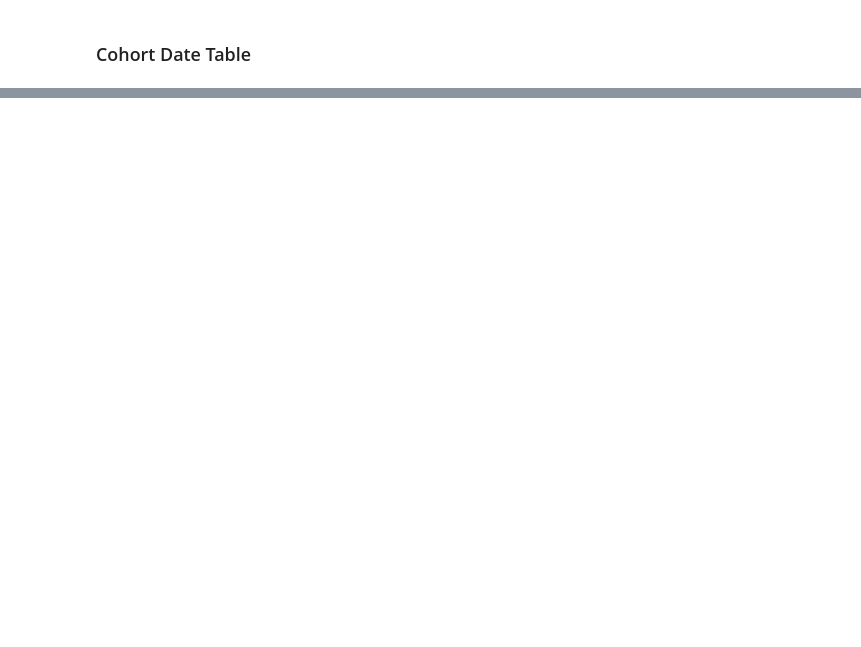
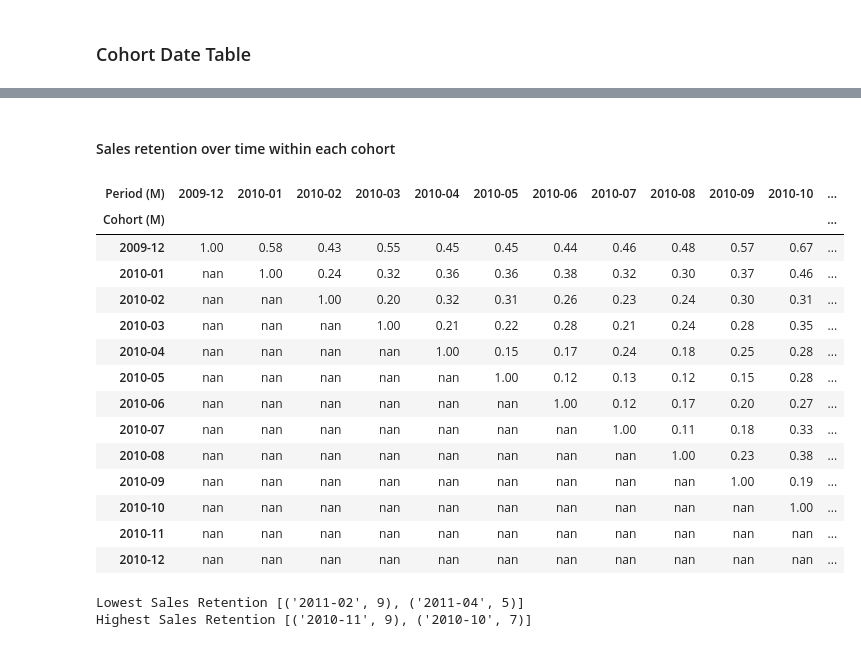
Before and after one commit to Agungvpzz/Customer-Cohort-Analysis, a Jupyter notebook: Cohort Analysis.ipynb, the cells around one changed output, grey strips where cells are left out. Saved outputs shown, nothing was run; the diff lists cells and outputs as text; code cells hidden in the pictures; blank space fills up the shorter version.

Commit message:
update cohort.py and jupyter notebook

```diff
--- a/Cohort Analysis.ipynb
+++ b/Cohort Analysis.ipynb
@@ -79,7 +74,7 @@ def get_uk_online_retail_2():
 
     # Drop cancellation invoice or quantity with <= 0
 #     df = df[~df['Invoice'].str.startswith('C')]
-    df = df[~df['Quantity'] <= 0]
+    df = df[df['Quantity'] >= 0]
 
     # Get Sales feature
     df['Sales'] = df['Price'] * df['Quantity']
@@ -90,3 +87,5 @@ df = get_uk_online_retail_2()
+# %%
+df = df[df['InvoiceDate'] < "2011-12"]
 # %% [markdown]
 ## Cohort Analysis
 # %%
@@ -133,0 +266,31 @@ MyCohortDate.get_pivot('Sales', period_date='Q')
+# %% [markdown]
+#### Sales retention over time within each cohort
+# %%
+cohort_table_sales = MyCohortDate.get_table('Sales', period_date='M', ratio=True)
+cohort_table_sales = cohort_table_sales.iloc[:-11]
+# %%
+cohort_table_sales.index = cohort_table_sales.index.map(lambda x: str(x))
+cohort_table_sales.columns = cohort_table_sales.columns.map(lambda x: str(x))
+# %%
+(
+    cohort_table_sales.style
+    .background_gradient(axis=1)
+    .map(lambda x: 'background-color: white; color: white;' if pd.isna(x) else None)
+    .format(precision=2)
+)
+# %% [output]
+| Period (M) | 2009-12 | 2010-01 | 2010-02 | 2010-03 | 2010-04 | 2010-05 | 2010-06 | 2010-07 | 2010-08 | 2010-09 | 2010-10 | ... |
+| Cohort (M) |  |  |  |  |  |  |  |  |  |  |  | ... |
+| 2009-12 | 1.00 | 0.58 | 0.43 | 0.55 | 0.45 | 0.45 | 0.44 | 0.46 | 0.48 | 0.57 | 0.67 | ... |
+| 2010-01 | nan | 1.00 | 0.24 | 0.32 | 0.36 | 0.36 | 0.38 | 0.32 | 0.30 | 0.37 | 0.46 | ... |
+| 2010-02 | nan | nan | 1.00 | 0.20 | 0.32 | 0.31 | 0.26 | 0.23 | 0.24 | 0.30 | 0.31 | ... |
+| 2010-03 | nan | nan | nan | 1.00 | 0.21 | 0.22 | 0.28 | 0.21 | 0.24 | 0.28 | 0.35 | ... |
+| 2010-04 | nan | nan | nan | nan | 1.00 | 0.15 | 0.17 | 0.24 | 0.18 | 0.25 | 0.28 | ... |
+| 2010-05 | nan | nan | nan | nan | nan | 1.00 | 0.12 | 0.13 | 0.12 | 0.15 | 0.28 | ... |
+| 2010-06 | nan | nan | nan | nan | nan | nan | 1.00 | 0.12 | 0.17 | 0.20 | 0.27 | ... |
+| 2010-07 | nan | nan | nan | nan | nan | nan | nan | 1.00 | 0.11 | 0.18 | 0.33 | ... |
+| 2010-08 | nan | nan | nan | nan | nan | nan | nan | nan | 1.00 | 0.23 | 0.38 | ... |
+| 2010-09 | nan | nan | nan | nan | nan | nan | nan | nan | nan | 1.00 | 0.19 | ... |
+| 2010-10 | nan | nan | nan | nan | nan | nan | nan | nan | nan | nan | 1.00 | ... |
+| 2010-11 | nan | nan | nan | nan | nan | nan | nan | nan | nan | nan | nan | ... |
+| 2010-12 | nan | nan | nan | nan | nan | nan | nan | nan | nan | nan | nan | ... |
@@ -133,0 +304,6 @@ MyCohortDate.get_pivot('Sales', period_date='Q')
+# %%
+print("Lowest Sales Retention", lowest_sales_retention.most_common(2))
+print("Highest Sales Retention", highest_sales_retetion.most_common(2))
+# %% [output]
+Lowest Sales Retention [('2011-02', 9), ('2011-04', 5)]
+Highest Sales Retention [('2010-11', 9), ('2010-10', 7)]
```
Also changed, not shown: parts of 65 cells of this notebook, 1 other file.
